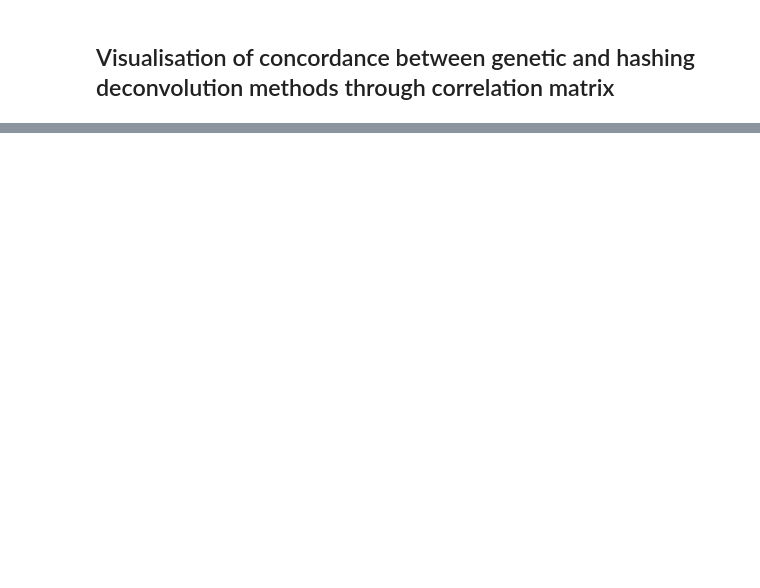
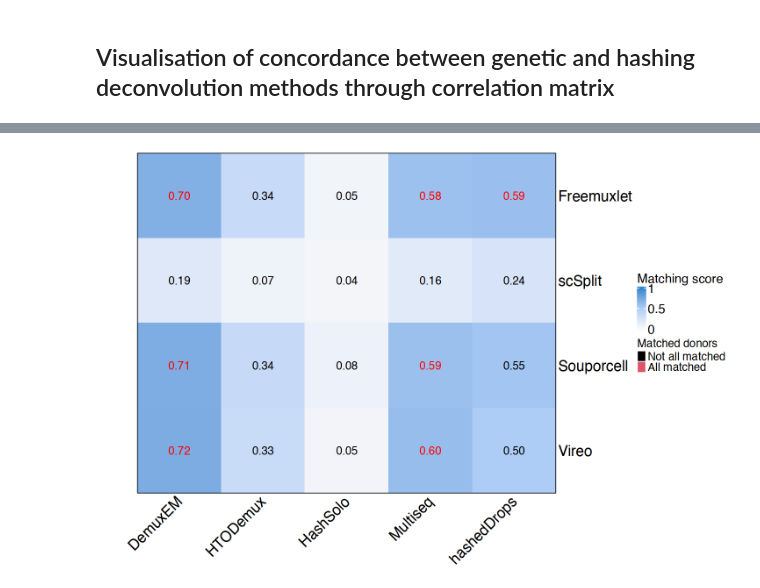
Before and after one commit to theislab/hadge-reproducibility, a Jupyter notebook: notebooks/s10-gx38.ipynb, the cells around one changed output, grey strips where cells are left out. Drawn from its saved outputs; the diff is of its cells as text; code cells hidden in the pictures; blank space fills up the shorter version.

```diff
--- a/notebooks/s10-gx38.ipynb
+++ b/notebooks/s10-gx38.ipynb
@@ -171,0 +193,3 @@ pheatmap(scaled_matrix, treeheight_row=F, treeheight_col=F, display_numbers=roun
+# %%
+all_score <- fread("../data/pipeline_output/gx38/donor_match/score_record.csv")
+all_score
@@ -171,0 +216,3 @@ pheatmap(scaled_matrix, treeheight_row=F, treeheight_col=F, display_numbers=roun
+# %%
+score_matrix <- reshape(all_score[,1:3], idvar = "best_method1", timevar ="best_method2", direction = "wide")
+score_matrix
@@ -171,0 +227,7 @@ pheatmap(scaled_matrix, treeheight_row=F, treeheight_col=F, display_numbers=roun
+# %%
+score_matrix <- score_matrix[, -1]
+score_matrix <- as.matrix(score_matrix)
+colnames(score_matrix) <- c("HashSolo", "DemuxEM", "hashedDrops", "HTODemux", "Multiseq")
+rownames(score_matrix) <- c("Freemuxlet", "scSplit", "Souporcell", "Vireo")
+score_matrix  <- score_matrix[, c("DemuxEM", "Multiseq", "HashSolo", "HTODemux", "hashedDrops")]
+score_matrix
@@ -171,0 +241,31 @@ pheatmap(scaled_matrix, treeheight_row=F, treeheight_col=F, display_numbers=roun
+# %%
+#pdf("heatmap_donor_match_gx38.pdf",width=11,height=8)
+cpalette = circlize::colorRamp2(c(0,0.5,1), hcl.colors(4, "Blues 3", rev = T)[1:3])
+options(repr.plot.width=12, repr.plot.height=8)
+
+ht <- Heatmap(score_matrix, name = "Matching score", cluster_rows = F, show_column_dend = F,
+        col = cpalette, border = TRUE,
+        column_names_gp = grid::gpar(fontsize = 20),
+        row_names_gp = grid::gpar(fontsize = 20),
+        column_order = sort(colnames(score_matrix)),
+        column_names_rot = 45,
+        heatmap_legend_param = list(
+          labels_gp = gpar(fontsize = 17),
+          title_gp = gpar(fontsize = 17)),
+        cell_fun = function(j, i, x, y, width, height, fill) {
+          if ((i %in% c(1,3,4) & j %in% c(1,2)) || i == 1 & j == 5)
+            grid.text(sprintf("%.2f", score_matrix[i, j]), x, y,
+              gp = gpar(fontsize = 15, col = "red"))
+          else{
+            grid.text(sprintf("%.2f", score_matrix[i, j]), x, y, gp = gpar(fontsize = 15, col = "black"))
+          }
+        })
+lgd_list = list(
+  Legend(labels = c("Not all matched", "All matched"),
+    title = "Matched donors", legend_gp = gpar(fill = 1:2),
+    title_gp = gpar(fontsize = 15),
+    labels_gp = gpar(fontsize = 15)))
+draw(ht, heatmap_legend_list = lgd_list,heatmap_legend_side = "right", padding = unit(c(2, 20, 2, 2), "mm") )
+#dev.off()
+# %% [output]
+[figure, added]
```
Also changed, not shown: parts of 10 cells of this notebook, 2 other files.
